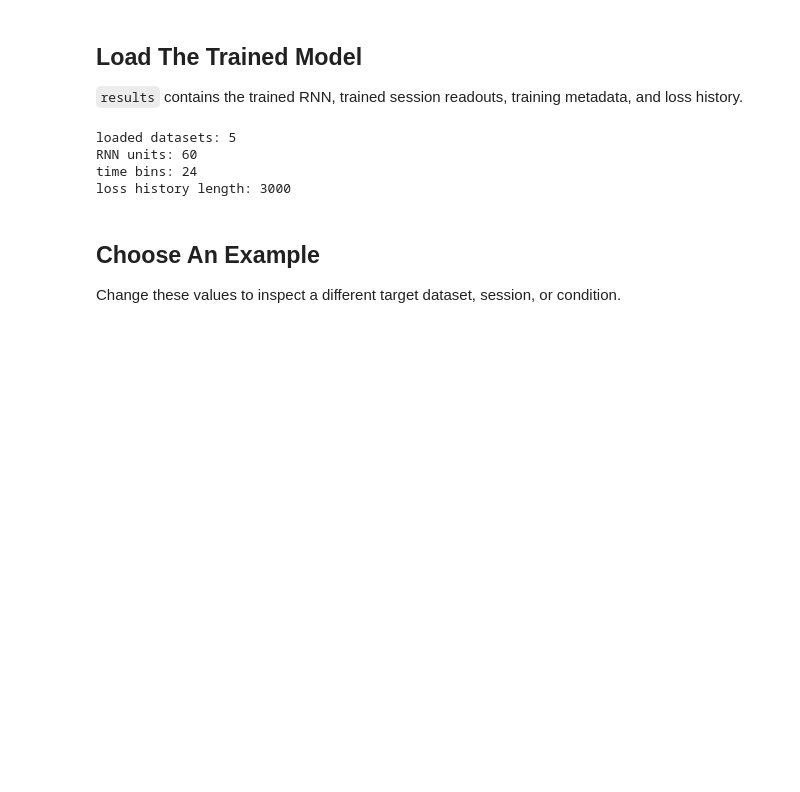
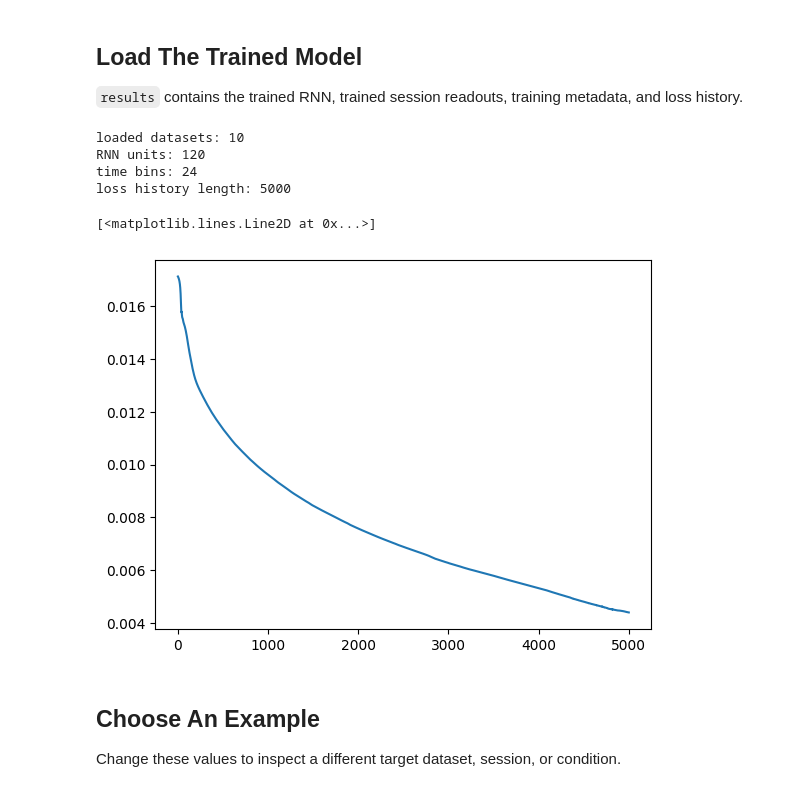
Before and after one commit to chrismkkim/ALMContinualLearning, a Jupyter notebook: _8_LatentNetwork_Notebook.ipynb, the cells around one changed output. Drawn from its saved outputs; the diff is of its cells as text; code cells hidden in the pictures; blank space fills up the shorter version.

```diff
--- a/_8_LatentNetwork_Notebook.ipynb
+++ b/_8_LatentNetwork_Notebook.ipynb
@@ -37,16 +37,23 @@ results = ln.load_latent_network(checkpoint_path=str(checkpoint_path))
 
 rnn = results['rnn']
 datasets = results['datasets']
+loss_history = results['loss_history']
 
 print('loaded datasets:', len(datasets))
 print('RNN units:', rnn.n_units)
 print('time bins:', rnn.n_time)
 print('loss history length:', len(results['loss_history']))
 # %% [output]
-loaded datasets: 5
-RNN units: 60
+loaded datasets: 10
+RNN units: 120
 time bins: 24
-loss history length: 3000
+loss history length: 5000
+# %%
+plt.figure()
+plt.plot(loss_history)
+# %% [output]
+[<matplotlib.lines.Line2D at 0x...>]
+[figure, added]
 # %% [markdown]
 ## Choose An Example
 
```
Also changed, not shown: parts of 12 cells of this notebook, 2 other files.
